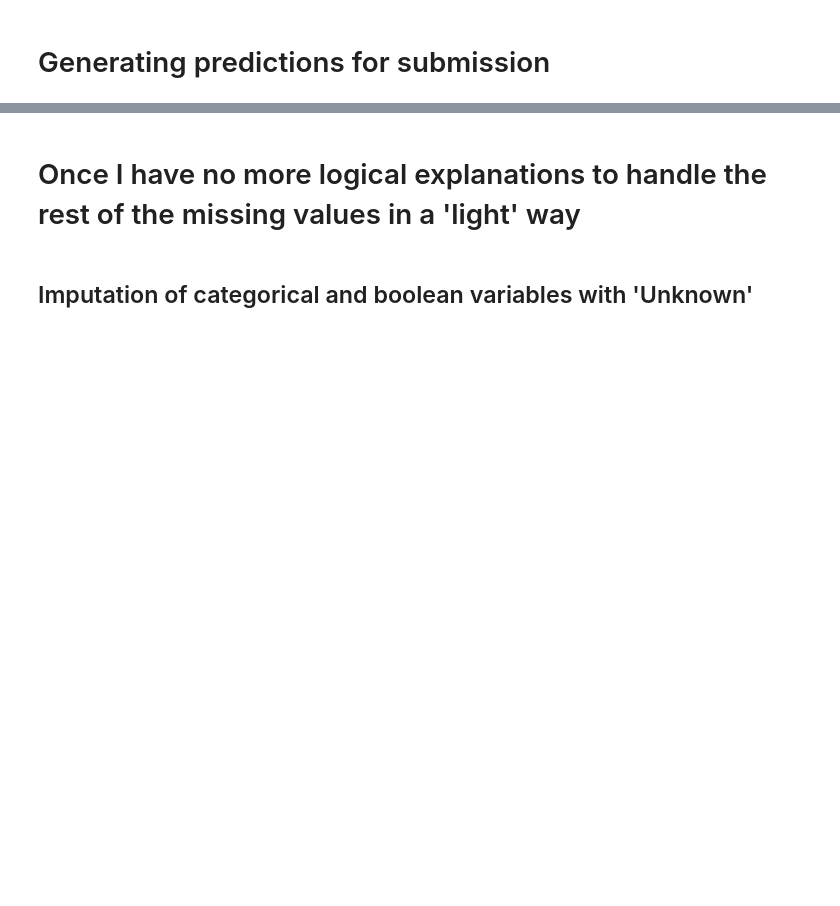
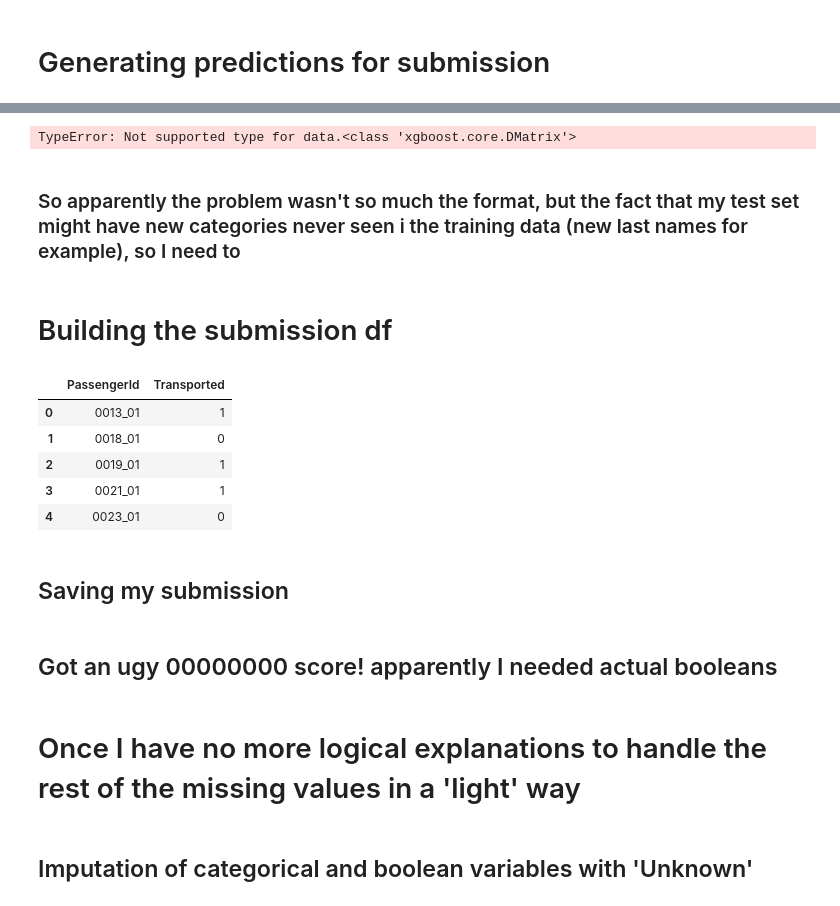
Before and after one commit to GogolaTutti/Spaceship-Titanic, a Jupyter notebook: Spaceship_Titanic.ipynb, the cells around one changed output, grey strips where cells are left out. Saved outputs shown, nothing was run; the diff lists cells and outputs as text; code cells hidden in the pictures; blank space fills up the shorter version.

```diff
--- a/Spaceship_Titanic.ipynb
+++ b/Spaceship_Titanic.ipynb
@@ -1067,0 +1138,3 @@ weighted avg       0.92      0.92      0.92      1739
+# %%
+df_test = preprocessor.transform(df_test)
+df_test.info()
@@ -1071,0 +1170,47 @@ weighted avg       0.92      0.92      0.92      1739
+# %%
+# Create the DMatrix explicitly
+dtest = xgb.DMatrix(df_test, enable_categorical=True)
+
+# Predict safely using the Booster or classifier model
+y_pred = clf.predict(dtest)
+# %% [output]
+TypeError: Not supported type for data.<class 'xgboost.core.DMatrix'>
+# %% [markdown]
+### So apparently the problem wasn't so much the format, but the fact that my test set might have new categories never seen i the training data (new last names for example), so I need to
+# %%
+# Align test categories to match the training data's categories exactly
+categorical_cols = ['HomePlanet', 'Destination', 'Deck', 'Side', 'LastName']
+for col in categorical_cols:
+    if col in df_test.columns and col in X_train.columns:
+        df_test[col] = pd.Categorical(
+            df_test[col],
+            categories=X_train[col].cat.categories
+        )
+
+# Convert nullable boolean extension dtypes to standard integers (0 and 1)
+#for col in ['CryoSleep', 'VIP']:
+ #   if col in df_test.columns:
+  #      df_test[col] = df_test[col].astype(int)
+
+# Now run prediction smoothly
+y_pred = clf.predict(df_test)
+# %% [markdown]
+# Building the submission df
+# %%
+df_test_original = pd.read_csv('test.csv')
+# %%
+submission = pd.DataFrame({
+    'PassengerId': df_test_original['PassengerId'],
+    'Transported': y_pred
+})
+
+submission.head()
+# %% [output]
+|  | PassengerId | Transported |
+| 0 | 0013_01 | 1 |
+| 1 | 0018_01 | 0 |
+| 2 | 0019_01 | 1 |
+| 3 | 0021_01 | 1 |
+| 4 | 0023_01 | 0 |
+# %% [markdown]
+## Saving my submission
@@ -1071,0 +1219,2 @@ weighted avg       0.92      0.92      0.92      1739
+# %% [markdown]
+## Got an ugy 00000000 score! apparently I needed actual booleans
```
Also changed, not shown: parts of 19 cells of this notebook, 2 other files.
